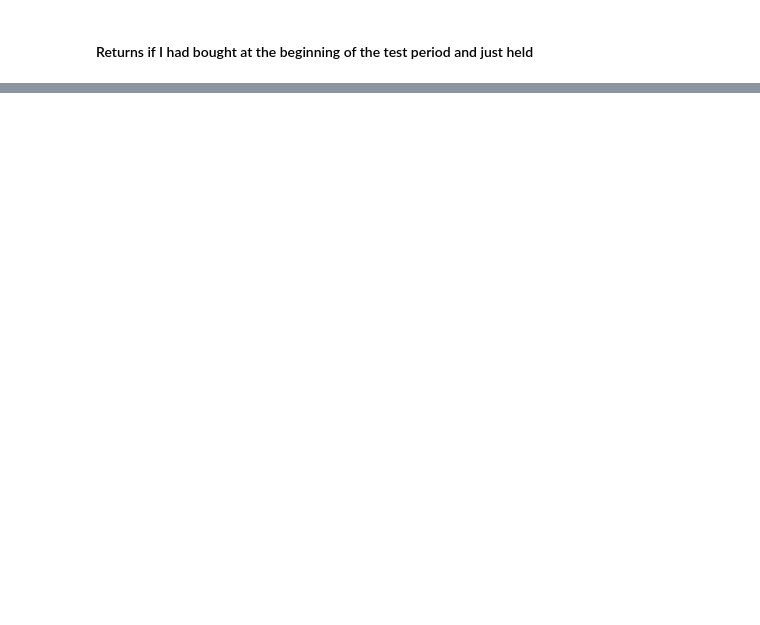
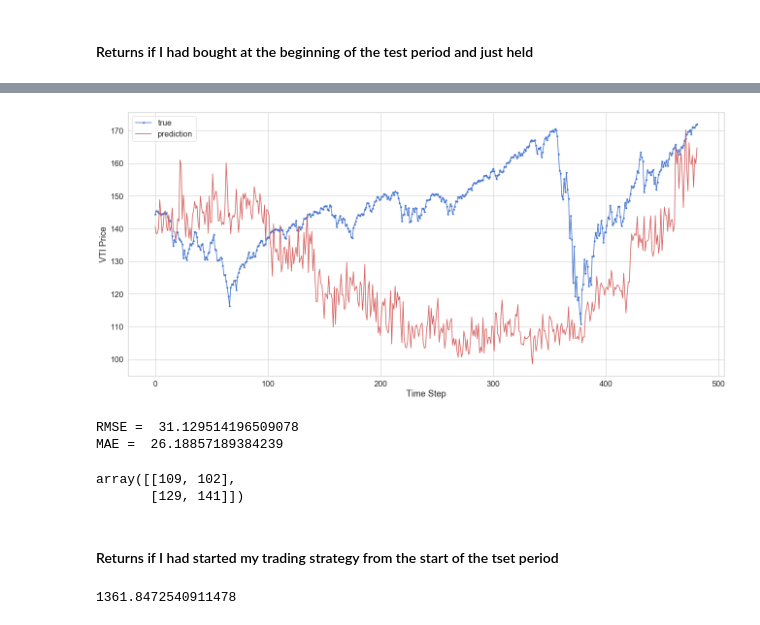
Before and after one commit to MKevinEvans/TensorFlow_stock_price_predictor, a Jupyter notebook: LSTM_Tensor_Flow_VTI.ipynb, the cells around one changed output, grey strips where cells are left out. Drawn from its saved outputs; the diff is of its cells as text; code cells hidden in the pictures; blank space fills up the shorter version.

Commit message:
create rolling-forecast scenario for last 10 percent of data to create upto date predictions

```diff
--- a/LSTM_Tensor_Flow_VTI.ipynb
+++ b/LSTM_Tensor_Flow_VTI.ipynb
@@ -481,0 +473,5 @@ calc_returns(y_full_pred_outcomes, y_test_inv.flatten(), 1000)
+# %%
+# train_length = int(len(df) * 0.9)
+train_length = 365
+# %%
+upto_date_preds = []
@@ -481,0 +759,18 @@ calc_returns(y_full_pred_outcomes, y_test_inv.flatten(), 1000)
+# %%
+up_to_date_test = np.array(upto_date_preds[:-1]).flatten()
+# %%
+plt.plot(y_test_inv.flatten(), marker='.', label="true")
+plt.plot(up_to_date_test, 'r', label="prediction")
+plt.ylabel('VTI Price')
+plt.xlabel('Time Step')
+plt.legend()
+plt.savefig('images/lstm_preds_vs_true.png')
+plt.show();
+# %% [output]
+[figure, added]
+# %%
+print("RMSE = ", np.sqrt(mean_squared_error(y_test_inv.flatten(), up_to_date_test)))
+print("MAE = ", mean_absolute_error(y_test_inv.flatten(), up_to_date_test))
+# %% [output]
+RMSE =  31.129514196509078
+MAE =  26.18857189384239
@@ -481,0 +779,11 @@ calc_returns(y_full_pred_outcomes, y_test_inv.flatten(), 1000)
+# %%
+confusion_matrix(y_test_outcomes, up_to_date_pred_outcomes)
+# %% [output]
+array([[109, 102],
+       [129, 141]])
+# %% [markdown]
+#### Returns if I had started my trading strategy from the start of the tset period
+# %%
+calc_returns(up_to_date_pred_outcomes, y_test_inv.flatten(), 1000)
+# %% [output]
+1361.8472540911478
```
Also changed, not shown: parts of 30 cells of this notebook.
